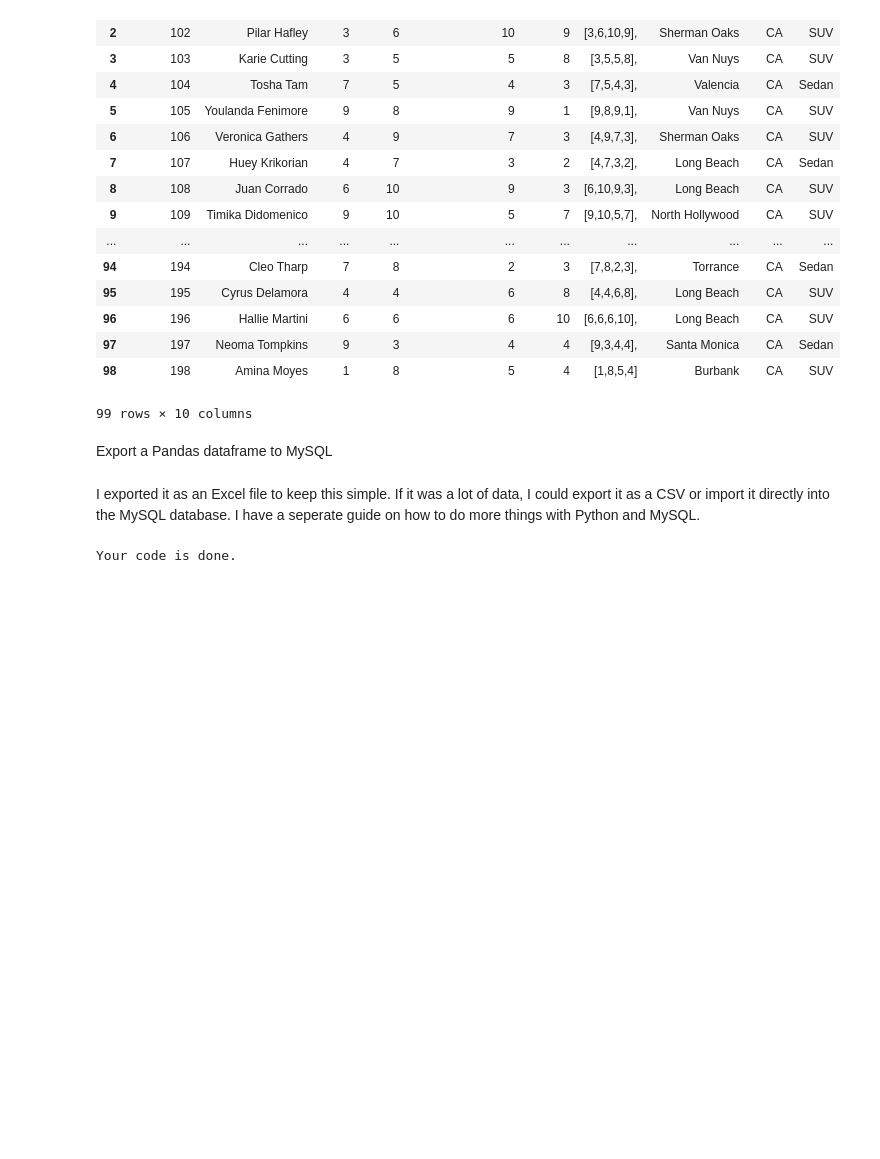
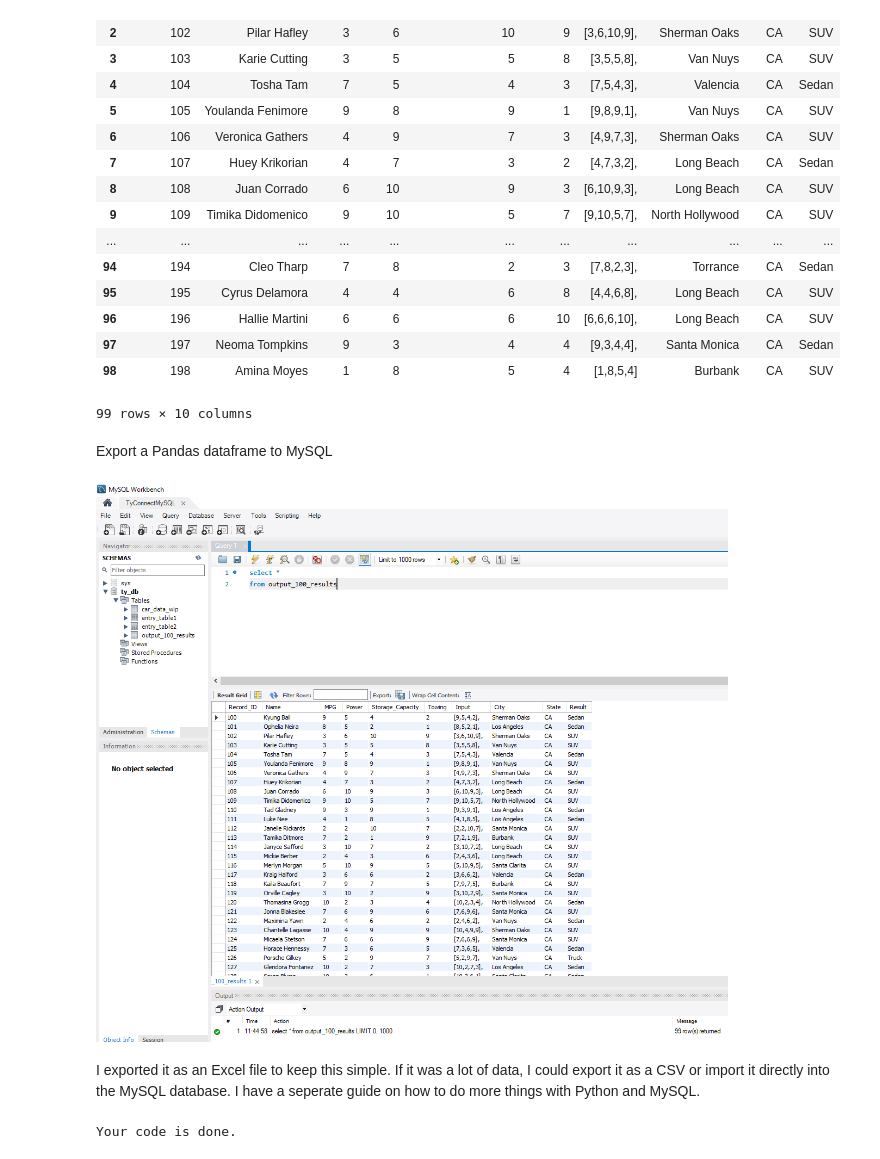
Before and after one commit to tygithub18/Scikit-Learn-ML-car-data, a Jupyter notebook: DB ML Car Example- Ver 2 -100 Output.ipynb, the cells around one changed output. Cells and saved outputs as stored; diff of their text form; code cells hidden in the pictures; blank space fills up the shorter version.

```diff
--- a/DB ML Car Example- Ver 2 -100 Output.ipynb
+++ b/DB ML Car Example- Ver 2 -100 Output.ipynb
@@ -452,6 +462,11 @@ df1.to_sql(
     index = False,
     if_exists = 'replace'#I want to replace any non(existing) table
 )
+# %%
+#Here is the ouput data in MySQL
+display(Image(filename='MySQL 100 Result.png'))
+# %% [output]
+[figure, added]
 # %%
 #Now, export the dataframe as an excel file as well.
 df1.to_excel('Output_100_Records_to_Excel.xlsx')
```
Also changed, not shown: parts of 10 cells of this notebook.
